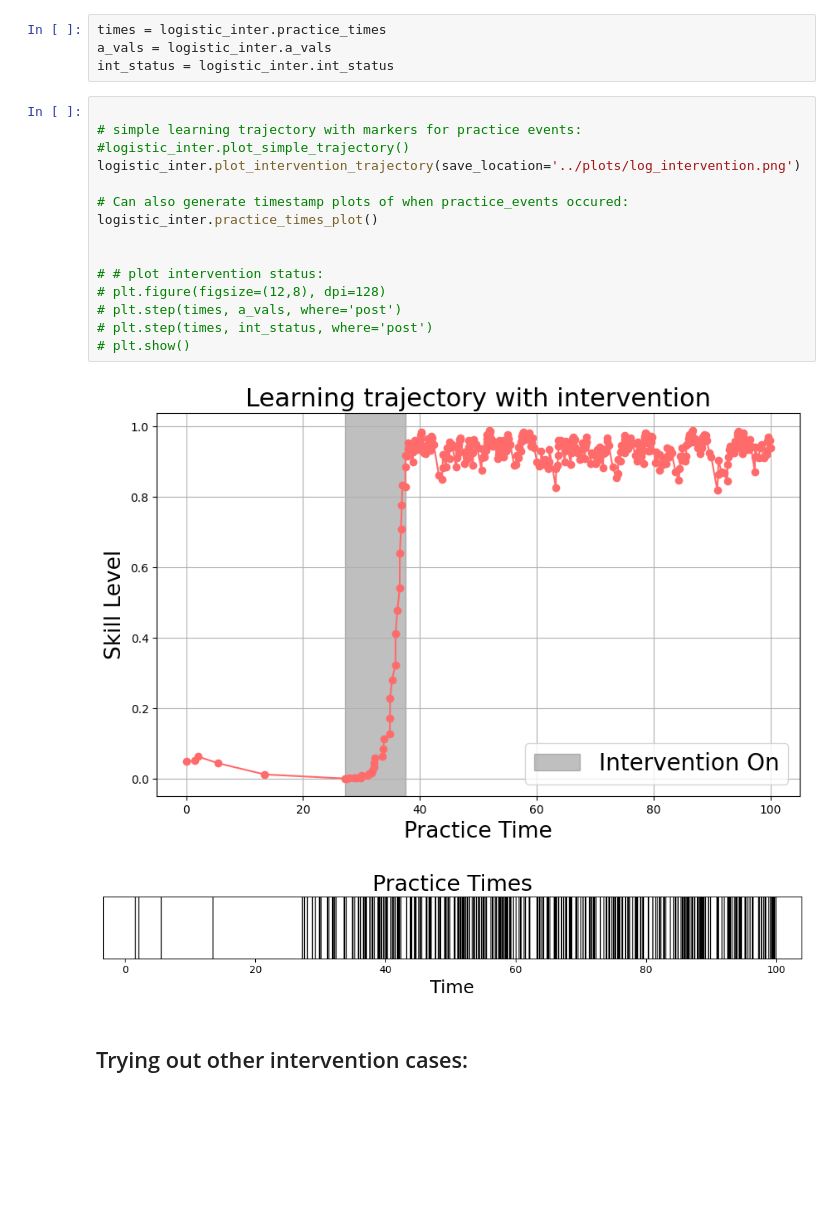
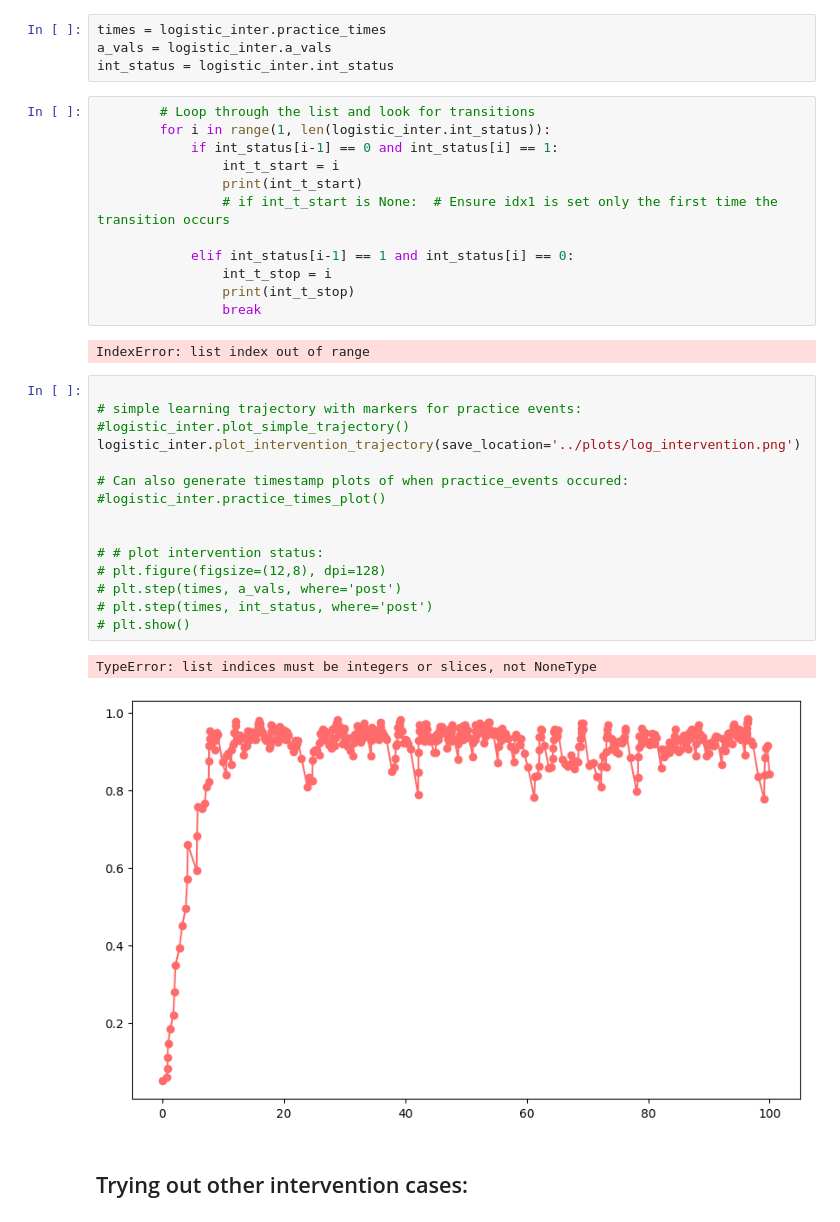
Before and after one commit to plaskar/rps_model, a Jupyter notebook: notebooks/Interventions.ipynb, the cells around one changed output. Drawn from its saved outputs; the diff is of its cells as text; blank space fills up the shorter version.

```diff
--- a/notebooks/Interventions.ipynb
+++ b/notebooks/Interventions.ipynb
@@ -56,24 +56,38 @@ logistic_inter.run_sim_with_intervention(inter_param)
 times = logistic_inter.practice_times
 a_vals = logistic_inter.a_vals
 int_status = logistic_inter.int_status
+# %%
+        # Loop through the list and look for transitions
+        for i in range(1, len(logistic_inter.int_status)):
+            if int_status[i-1] == 0 and int_status[i] == 1:
+                int_t_start = i
+                print(int_t_start)
+                # if int_t_start is None:  # Ensure idx1 is set only the first time the transition occurs
+
+            elif int_status[i-1] == 1 and int_status[i] == 0:
+                int_t_stop = i
+                print(int_t_stop)
+                break
+# %% [output]
+IndexError: list index out of range
 # %%
 
 # simple learning trajectory with markers for practice events:
 #logistic_inter.plot_simple_trajectory()
 logistic_inter.plot_intervention_trajectory(save_location='../plots/log_intervention.png')
 
 # Can also generate timestamp plots of when practice_events occured:
-logistic_inter.practice_times_plot()
+#logistic_inter.practice_times_plot()
 
 
 # # plot intervention status:
 # plt.figure(figsize=(12,8), dpi=128)
 # plt.step(times, a_vals, where='post')
 # plt.step(times, int_status, where='post')
 # plt.show()
 # %% [output]
+TypeError: list indices must be integers or slices, not NoneType
-[figure, old version]
+[figure, new version]
-[figure, removed]
 # %% [markdown]
 ## Trying out other intervention cases:
 # %%
```
Also changed, not shown: 8 other files.
